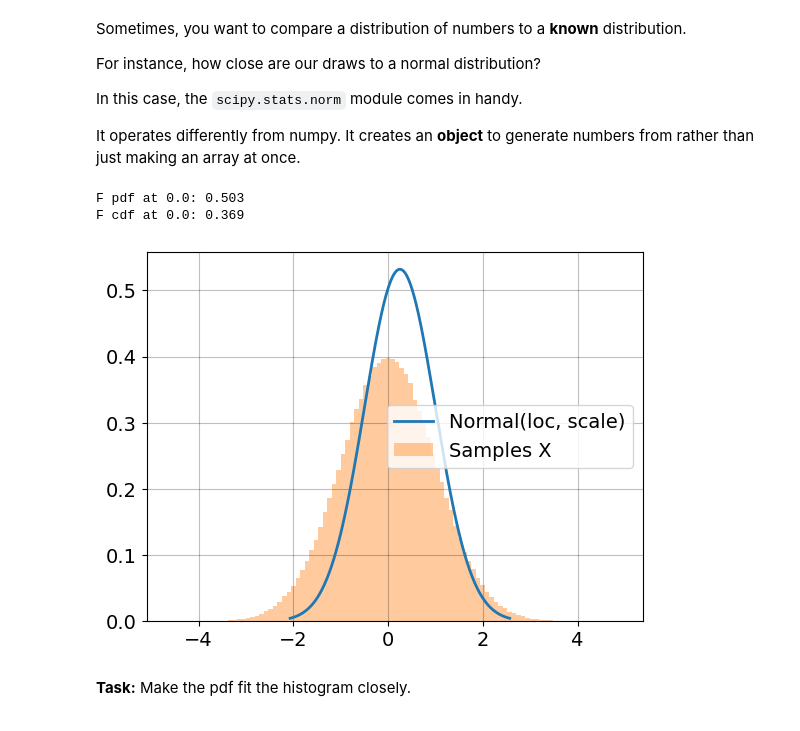
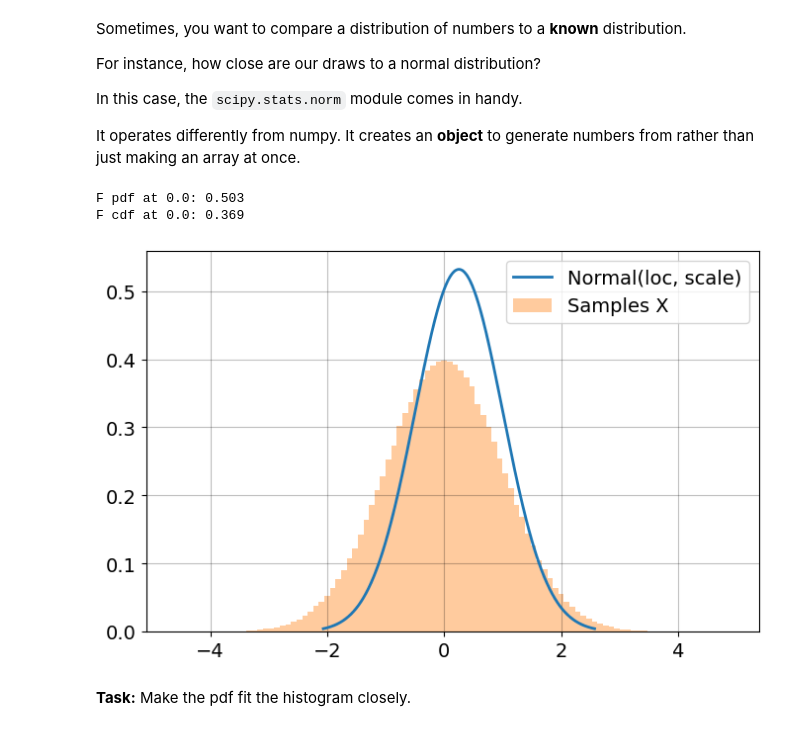
Before and after one commit to NumEconCopenhagen/ProgEcon-lectures, a Jupyter notebook: 06_RandomNumbers/Random_Numbers.ipynb, the cells around one changed output. Drawn from its saved outputs; the diff is of its cells as text; code cells hidden in the pictures.

```diff
--- a/06_RandomNumbers/Random_Numbers.ipynb
+++ b/06_RandomNumbers/Random_Numbers.ipynb
@@ -247,35 +251,35 @@ It operates differently from numpy. It creates an **object** to generate numbers
 # %%
 from scipy.stats import norm # we import the normal distribution from scipy.stats
 
 # local RNG for reproducible draws
 rng = np.random.default_rng(123)
 
 # a) create analytical (frozen) Normal distribution
 loc_guess, scale_guess = 0.25, 0.75
 # loc_guess, scale_guess = 0.0, 1.0
 
 F = norm(loc=loc_guess, scale=scale_guess)
 
 # example: 50 random draws using the local RNG
 rnd = F.rvs(size=50, random_state=rng)
 
 # print pdf and cdf at 0.0
 print(f'F pdf at 0.0: {F.pdf(0.0):.3f}\nF cdf at 0.0: {F.cdf(0.0):.3f}')
 
 # b) vector of x values over central support (use percent point function)
 x_low, x_high = F.ppf([0.001, 0.999])
 x_support = np.linspace(x_low, x_high, 5000) # makes a fine grid between x_low and x_high
 pdf_vals = F.pdf(x_support) # pdf values at each point in x_support
 
 # c) compare empirical X (from before) with fitted/guessed Normal
-fig, ax = plt.subplots(dpi=100)
+fig, ax = plt.subplots(figsize=(8,5))
 ax.plot(x_support, pdf_vals, lw=2, label='Normal(loc, scale)')
 ax.hist(X, bins=100, density=True, alpha=0.4, label='Samples X')
 ax.legend();
 # %% [output]
 F pdf at 0.0: 0.503
 F cdf at 0.0: 0.369
-[figure, old version]
+[figure, new version]
 # %% [markdown]
 **Task:** Make the pdf fit the histogram closely.
 # %% [markdown]
```
Also changed, not shown: parts of 27 cells of this notebook, 1 other file.
